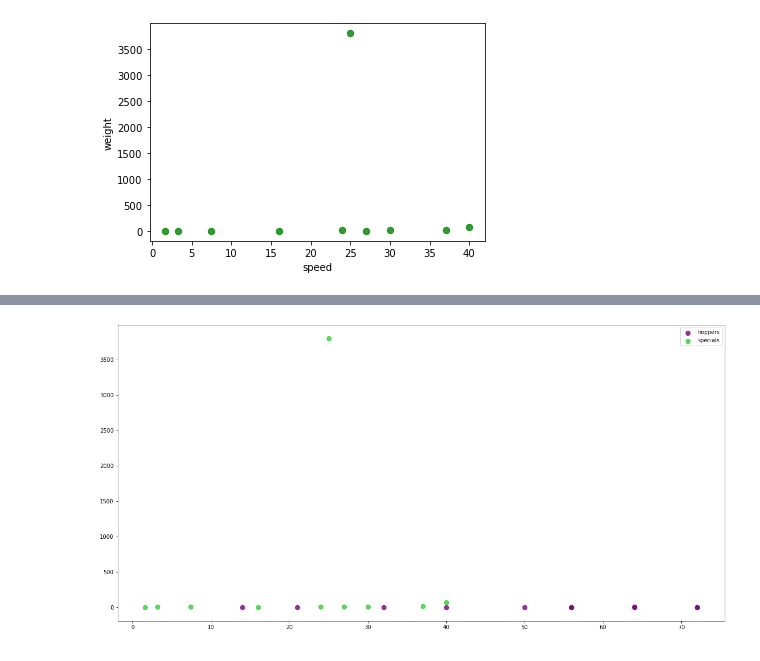
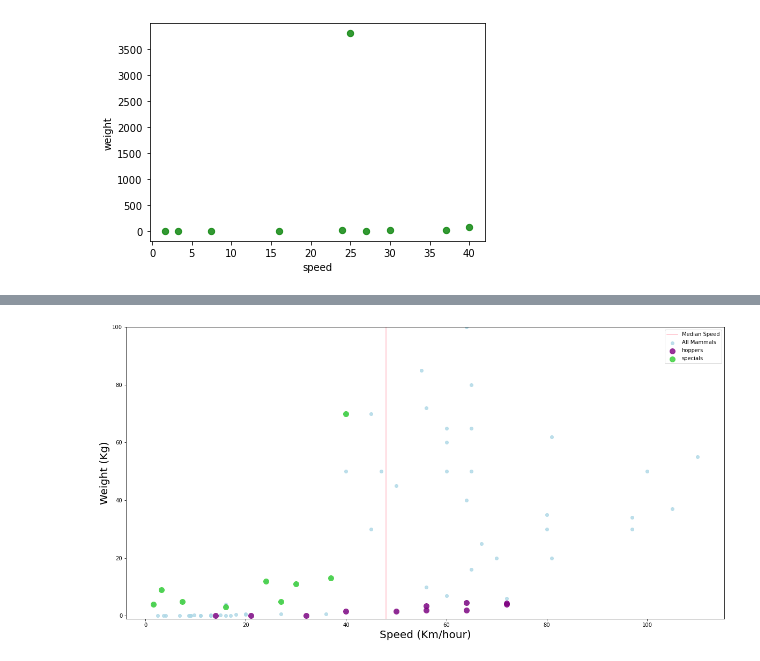
Before and after one commit to HeatherOrtegaMcMillan/numpy-pandas-visualization-exercises, a Jupyter notebook: dataframes.ipynb, the cells around one changed output, grey strips where cells are left out. Cells and saved outputs as stored; diff of their text form; code cells hidden in the pictures.

Commit message:
adjust some things with the graphs

```diff
--- a/dataframes.ipynb
+++ b/dataframes.ipynb
@@ -476,15 +482,22 @@ Mammals[Mammals['specials'] == True].plot.scatter(x ='speed', y = 'weight', c =
 # %%
 hopper_weights = Mammals[Mammals['hoppers'] == True]['weight']
 hopper_speeds = Mammals[Mammals['hoppers'] == True]['speed']
 specials_weights = Mammals[Mammals['specials'] == True]['weight']
 specials_speeds = Mammals[Mammals['specials'] == True]['speed']
+median_speed = Mammals['speed'].median()
 
 plt.figure(figsize = (20, 10))
-plt.scatter(hopper_speeds.values, hopper_weights.values, c = 'purple', alpha = 0.8, s= 70, label = 'hoppers')
-plt.scatter(specials_speeds.values, specials_weights.values, c = 'limegreen', alpha = 0.8, s = 70, label = 'specials')
+plt.scatter(Mammals.speed, Mammals.weight, c = 'lightblue', alpha = 0.8, label = 'All Mammals')
+plt.scatter(hopper_speeds.values, hopper_weights.values, c = 'purple', alpha = 0.8, s= 100, label = 'hoppers')
+plt.scatter(specials_speeds.values, specials_weights.values, c = 'limegreen', alpha = 0.8, s = 100, label = 'specials')
+plt.axvline(x = median_speed, ymin=0, ymax=1, c = 'pink', label = 'Median Speed')
+plt.xlabel('Speed (Km/hour)', fontsize = 20)
+plt.ylabel('Weight (Kg)', fontsize = 20)
+plt.ylim(-1,100)
+
 plt.legend()
 
 
 plt.show()
 # %% [output]
-[figure, old version]
+[figure, new version]
```
Also changed, not shown: parts of 1 cell of this notebook.
